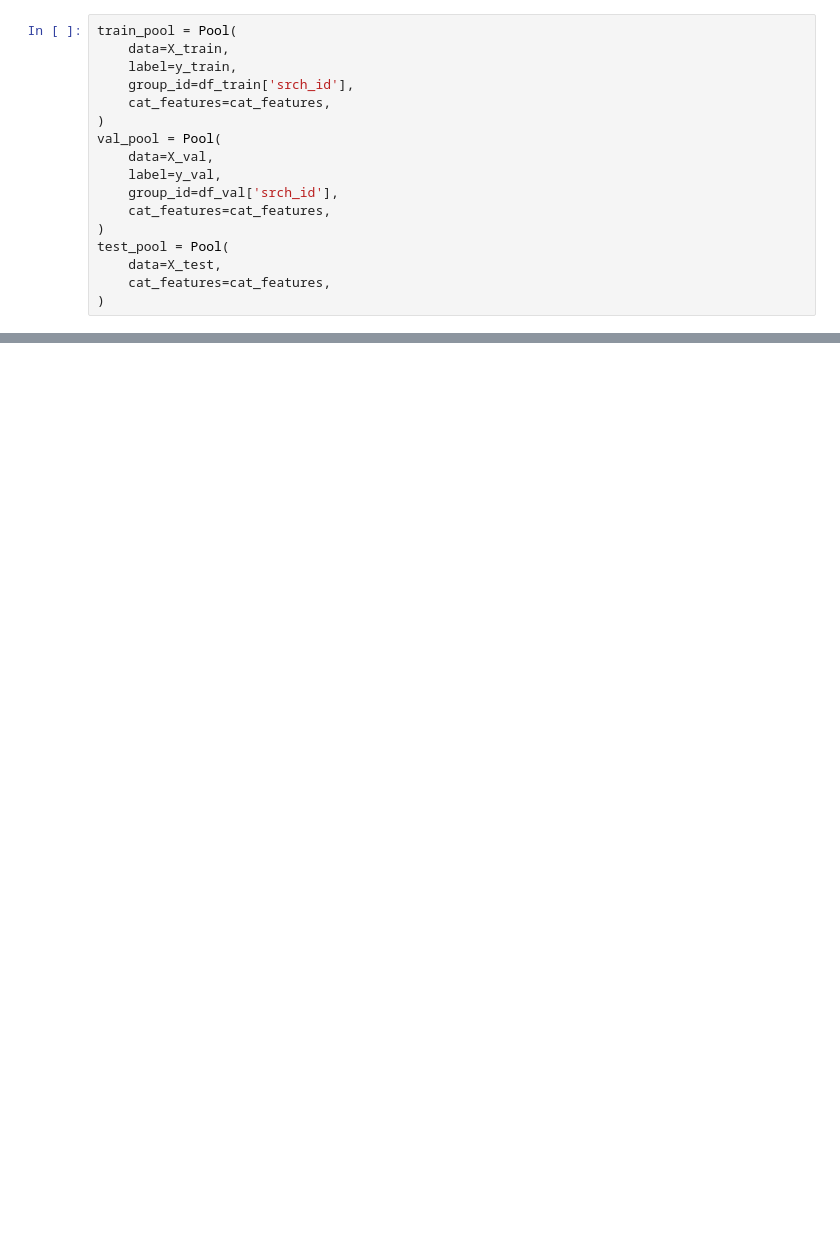
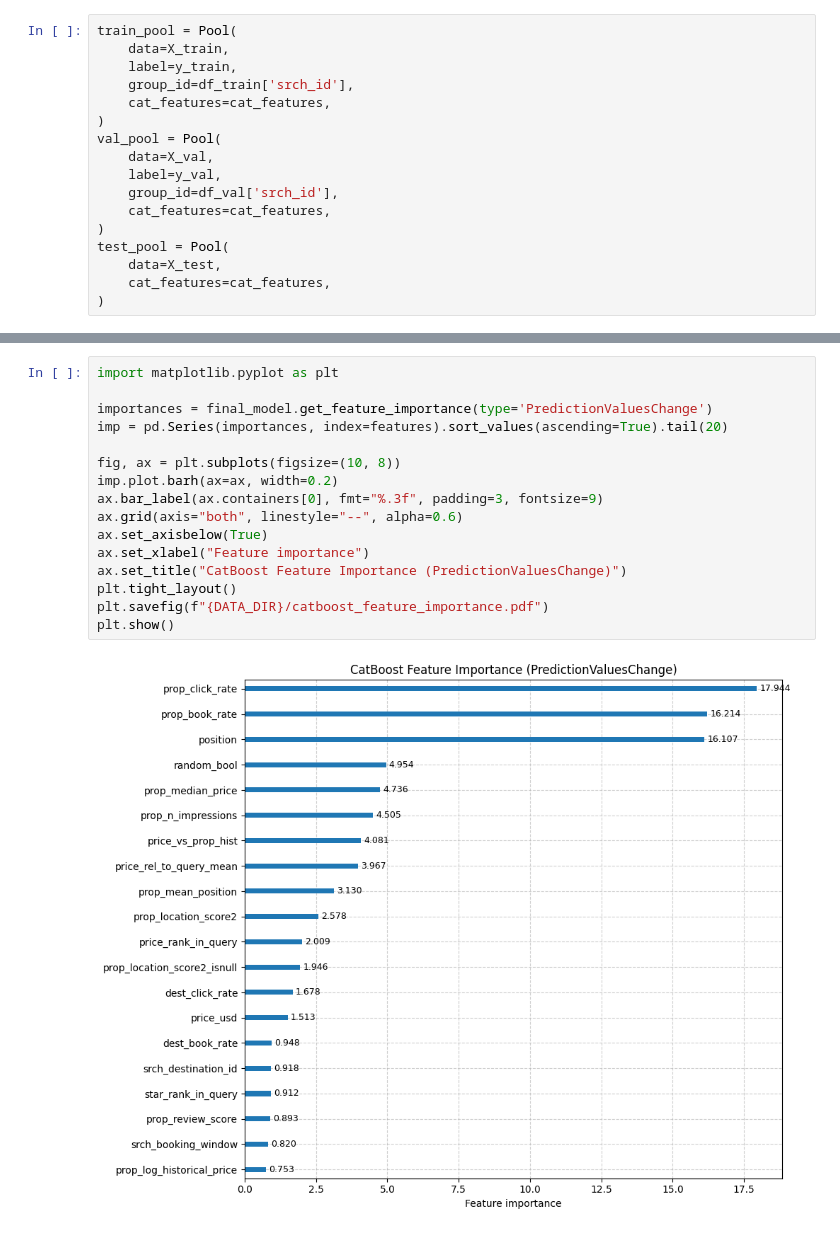
Before and after one commit to avril-rdgz/DMT_Assignment_2, a Jupyter notebook: notebooks/catboost.ipynb, the cells around one changed output, grey strips where cells are left out. Saved outputs shown, nothing was run; the diff lists cells and outputs as text; blank space fills up the shorter version.

```diff
--- a/notebooks/catboost.ipynb
+++ b/notebooks/catboost.ipynb
@@ -298,0 +294,18 @@ Submission saved: 4959183 rows
+# %%
+import matplotlib.pyplot as plt
+
+importances = final_model.get_feature_importance(type='PredictionValuesChange')
+imp = pd.Series(importances, index=features).sort_values(ascending=True).tail(20)
+
+fig, ax = plt.subplots(figsize=(10, 8))
+imp.plot.barh(ax=ax, width=0.2)
+ax.bar_label(ax.containers[0], fmt="%.3f", padding=3, fontsize=9)
+ax.grid(axis="both", linestyle="--", alpha=0.6)
+ax.set_axisbelow(True)
+ax.set_xlabel("Feature importance")
+ax.set_title("CatBoost Feature Importance (PredictionValuesChange)")
+plt.tight_layout()
+plt.savefig(f"{DATA_DIR}/catboost_feature_importance.pdf")
+plt.show()
+# %% [output]
+[figure, added]
```
Also changed, not shown: parts of 6 cells of this notebook, 2 other files.
